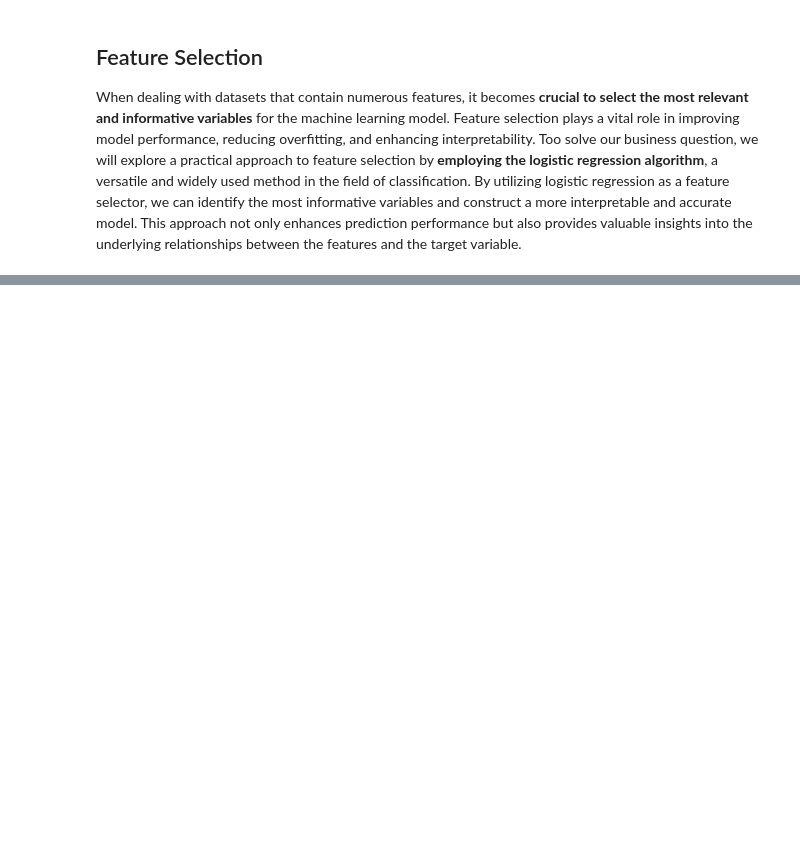
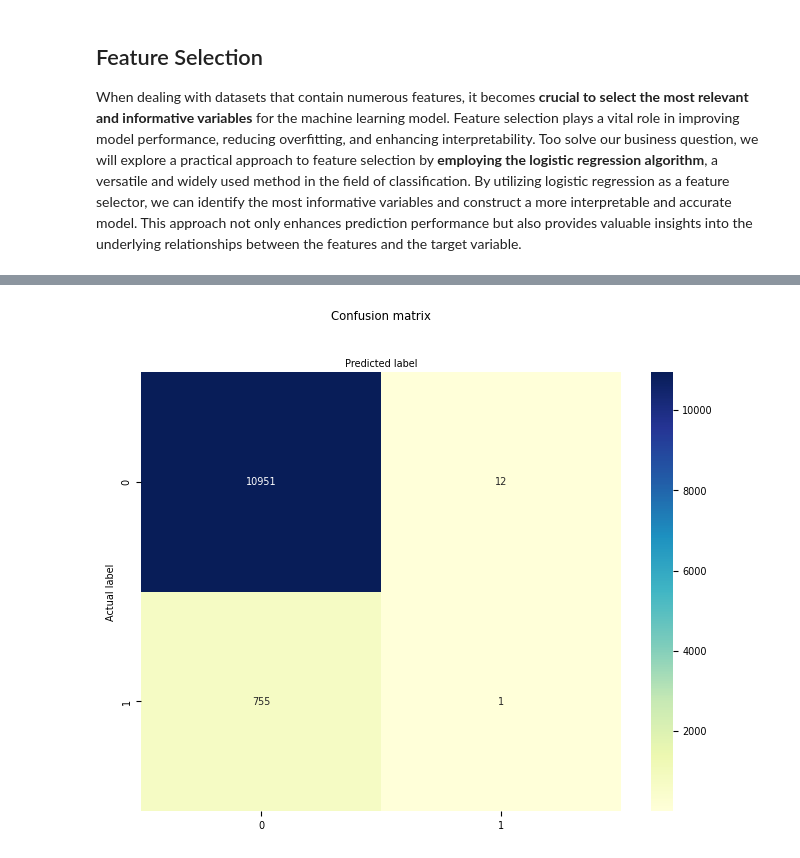
Before and after one commit to annaziegert/insurance_claim_prediciton_nova, a Jupyter notebook: final_notebook/final.ipynb, the cells around one changed output, grey strips where cells are left out. Saved outputs shown, nothing was run; the diff lists cells and outputs as text; code cells hidden in the pictures; blank space fills up the shorter version.

Commit message:
Logistic & Decision tree

```diff
--- a/final_notebook/final.ipynb
+++ b/final_notebook/final.ipynb
@@ -590,0 +816,20 @@ mi_scores.head(20)
+# %%
+from sklearn.linear_model import Lasso
+from sklearn.model_selection import train_test_split
+import pandas as pd
+
+# Split the dataset into training and testing sets
+X_train, X_test, y_train, y_test = train_test_split(dataset.drop(['is_claim'], axis=1), dataset['is_claim'], test_size=0.3, random_state=42)
+
+# Create a Lasso regression model with alpha=0.1
+lasso = Lasso(alpha=0.1)
+
+# Fit the model on the training set
+lasso.fit(X_train, y_train)
+
+# Get the coefficients and corresponding column names
+coef = pd.Series(lasso.coef_, index=X_train.columns)
+
+# Print the selected features
+print("Selected features:")
+print(coef[coef!=0])
@@ -590,0 +1052,72 @@ mi_scores.head(20)
+# %%
+#split dataset in features and target variable
+X = dataset.drop('is_claim', axis=1)
+y = dataset['is_claim']
+features = X.columns
+
+# Split the dataset into training and testing subsets
+X_train, X_test, y_train, y_test = train_test_split(X, y, test_size=0.2, random_state=42)
+
+# Train a decision tree classifier
+clf = DecisionTreeClassifier(max_depth=6, random_state = 42)
+clf.fit(X_train, y_train)
+
+# Make predictions on the testing data
+y_pred = clf.predict(X_test)
+
+# Evaluate the accuracy of the model
+accuracy = accuracy_score(y_test, y_pred)
+print("Accuracy:", accuracy)
+
+# Evaluate the recall of the model
+recall = recall_score(y_test, y_pred, average='macro')
+print("Recall:", recall)
+
+# Calculate the confusion matrix of the model
+cm = confusion_matrix(y_test, y_pred)
+
+class_names=[0,1] # name  of classes
+fig, ax = plt.subplots()
+tick_marks = np.arange(len(class_names))
+plt.xticks(tick_marks, class_names)
+plt.yticks(tick_marks, class_names)
+
+# create heatmap
+sns.heatmap(pd.DataFrame(cm), annot=True, cmap="YlGnBu" ,fmt='g')
+ax.xaxis.set_label_position("top")
+plt.tight_layout()
+plt.title('Confusion matrix', y=1.1)
+plt.ylabel('Actual label')
+plt.xlabel('Predicted label')
+
+# Visualize the decision tree
+plt.figure(figsize=(30, 20))
+plot_tree(clf, feature_names= features, class_names=['No_claim','Claimed'], filled=True)
+plt.show()
+
+# Print the evaluation matrix
+target_names = ['No_claim','Claimed']
+print(classification_report(y_test, y_pred, target_names=target_names))
+
+df5 = {'Feature selection method': ['Decision tree'],
+        'F1 Score': [f1_score(y_test, y_pred, pos_label=1)],
+        'Accuracy': [accuracy_score(y_test, y_pred)],
+        'Precision': [precision_score(y_test, y_pred)],
+        'ROC-AUC score': [roc_auc_score(y_test, y_pred)],
+        'Recall': [recall_score(y_test, y_pred)]}
+df5 = pd.DataFrame(df5)
+df = df.append(df5, ignore_index=True)
+
+# Get feature importances
+importances = clf.feature_importances_
+
+# Create a list of (feature, importance) tuples for nonzero importances
+feature_importances = [(feature, importance) for feature, importance in zip(features, importances) if importance != 0]
+
+# Sort the list by importance (in descending order)
+feature_importances.sort(key=lambda x: x[1], reverse=True)
+print("Feature importances:\n")
+# Print the feature importances
+for feature, importance in feature_importances:
+    print(f"{feature}: {importance:.4f}")
+# %% [output]
@@ -590,0 +1126 @@ mi_scores.head(20)
+[figure, added]
```
Also changed, not shown: parts of 32 cells of this notebook.
